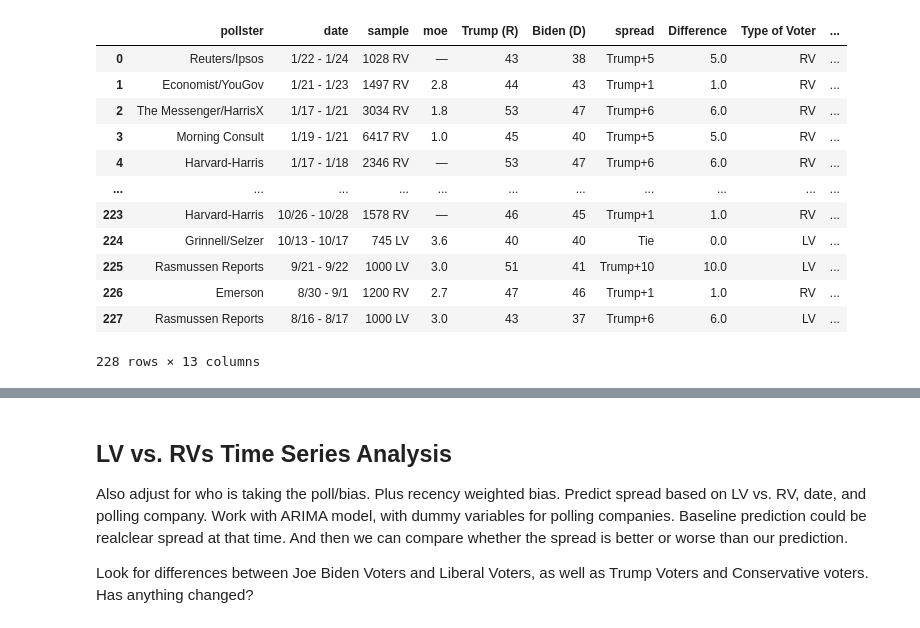
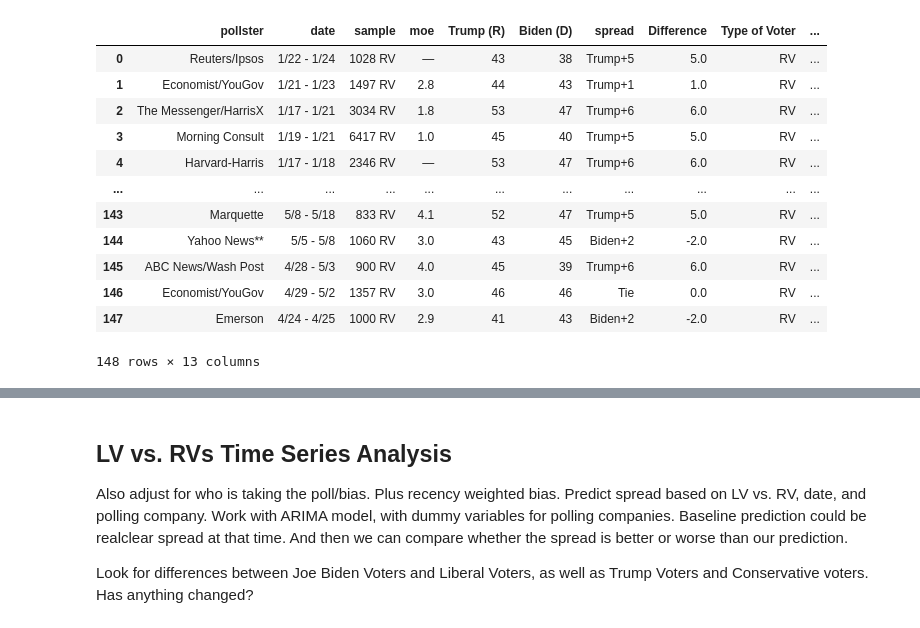
Before and after one commit to robertfeldstein/Election2024, a Jupyter notebook: polldatatesting.ipynb, the cells around one changed output, grey strips where cells are left out. Drawn from its saved outputs; the diff is of its cells as text; code cells hidden in the pictures.

```diff
--- a/polldatatesting.ipynb
+++ b/polldatatesting.ipynb
@@ -44,37 +48,39 @@ for row in table.find_all('tr'):
 # %%
 #Convert table data to a dataframe
 #We remove the first row since this is RCP summary data that we don't want to use
 
 current_year = str(datetime.now().year)
 prev_year = str(datetime.now().year-1)
 
-df = pd.DataFrame(table_data[2:], columns=table_data[0])
+
+df = pd.DataFrame(table_data[2:150], columns=table_data[0])
 df["Difference"] = df["Trump (R)"].astype(float) - df["Biden (D)"].astype(float)
 df["Type of Voter"] = df["sample"].str.split(" ").str[1]
 df["Sample Size"] = df["sample"].str.split(" ").str[0]
 #We need to add the year to the date to make it a datetime object
 #We need to make sure the year we add is the year the poll was taken, not necessarily the current year
 df["End Date"] = df["date"].str.split("-").str[1]
-df["Poll Month"] = df["date"].str.split("/").str[0]
-first_dec = df[df["Poll Month"]=="12"].index[0]
+df["Poll Month"] = df["date"].str.split("-").str[1].str.split("/").str[0]
+df["Poll Month"] = df["Poll Month"].astype(int)
+first_dec = df[df["Poll Month"]==12].index[0]
 df["Year"] = [current_year]*first_dec + [prev_year]*(len(df)-first_dec)
 df["End Date"] = df["End Date"] + "/" + df["Year"]
-df["End Date"] = pd.to_datetime(df["End Date"], format="mixed")
+df["End Date"] = np.array(pd.to_datetime(df["End Date"], format="mixed"))
 df
 # %% [output]
 |  | pollster | date | sample | moe | Trump (R) | Biden (D) | spread | Difference | Type of Voter | ... |
 | 0 | Reuters/Ipsos | 1/22 - 1/24 | 1028 RV | — | 43 | 38 | Trump+5 | 5.0 | RV | ... |
 | 1 | Economist/YouGov | 1/21 - 1/23 | 1497 RV | 2.8 | 44 | 43 | Trump+1 | 1.0 | RV | ... |
 | 2 | The Messenger/HarrisX | 1/17 - 1/21 | 3034 RV | 1.8 | 53 | 47 | Trump+6 | 6.0 | RV | ... |
 | 3 | Morning Consult | 1/19 - 1/21 | 6417 RV | 1.0 | 45 | 40 | Trump+5 | 5.0 | RV | ... |
 | 4 | Harvard-Harris | 1/17 - 1/18 | 2346 RV | — | 53 | 47 | Trump+6 | 6.0 | RV | ... |
 | ... | ... | ... | ... | ... | ... | ... | ... | ... | ... | ... |
-| 223 | Harvard-Harris | 10/26 - 10/28 | 1578 RV | — | 46 | 45 | Trump+1 | 1.0 | RV | ... |
-| 224 | Grinnell/Selzer | 10/13 - 10/17 | 745 LV | 3.6 | 40 | 40 | Tie | 0.0 | LV | ... |
-| 225 | Rasmussen Reports | 9/21 - 9/22 | 1000 LV | 3.0 | 51 | 41 | Trump+10 | 10.0 | LV | ... |
-| 226 | Emerson | 8/30 - 9/1 | 1200 RV | 2.7 | 47 | 46 | Trump+1 | 1.0 | RV | ... |
-| 227 | Rasmussen Reports | 8/16 - 8/17 | 1000 LV | 3.0 | 43 | 37 | Trump+6 | 6.0 | LV | ... |
+| 143 | Marquette | 5/8 - 5/18 | 833 RV | 4.1 | 52 | 47 | Trump+5 | 5.0 | RV | ... |
+| 144 | Yahoo News** | 5/5 - 5/8 | 1060 RV | 3.0 | 43 | 45 | Biden+2 | -2.0 | RV | ... |
+| 145 | ABC News/Wash Post | 4/28 - 5/3 | 900 RV | 4.0 | 45 | 39 | Trump+6 | 6.0 | RV | ... |
+| 146 | Economist/YouGov | 4/29 - 5/2 | 1357 RV | 3.0 | 46 | 46 | Tie | 0.0 | RV | ... |
+| 147 | Emerson | 4/24 - 4/25 | 1000 RV | 2.9 | 41 | 43 | Biden+2 | -2.0 | RV | ... |
-228 rows × 13 columns
+148 rows × 13 columns
 # %%
 import plotly.express as px
 import pandas as pd
```
Also changed, not shown: parts of 2 cells of this notebook.
